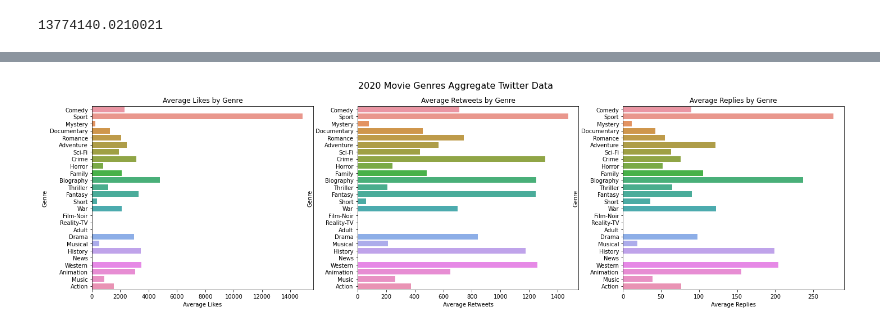
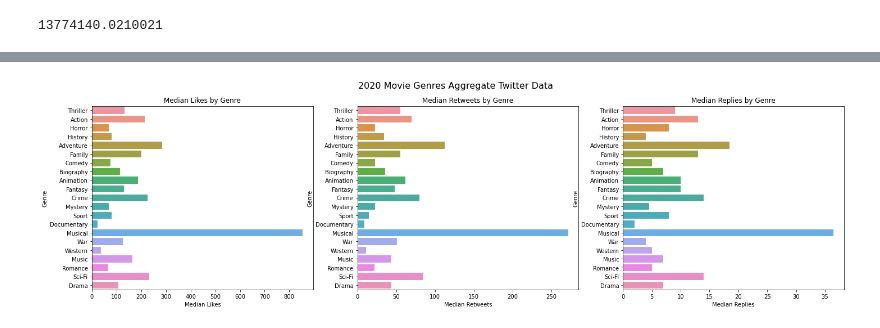
Before and after one commit to bmccabe96/Movie_Box_Office_Analysis, a Jupyter notebook: Mojo_and_Twitter_Analysis.ipynb, the cells around one changed output, grey strips where cells are left out. Saved outputs shown, nothing was run; the diff lists cells and outputs as text; code cells hidden in the pictures.

Commit message:
More mojo and twitter analysis. Committing to save work

```diff
--- a/Mojo_and_Twitter_Analysis.ipynb
+++ b/Mojo_and_Twitter_Analysis.ipynb
@@ -130,6 +139,3 @@ twitter_df = twitter_df.merge(df[['Title_LC', 'Opening_Weekend_Gross']],
-# %%
-df_genres['Title_LC'] = df_genres['Title'].apply(lambda x: x.lower().replace(" ",""))
-twitter_df['Title_LC'] = twitter_df['Movie'].apply(lambda x: x.lower().replace(" ",""))
 # %%
 twitter_df = twitter_df.merge(df_genres, how='left', on='Title_LC')
 # %%
@@ -149,26 +186,30 @@ twitter_df[['Likes', 'Film-Noir']].groupby('Film-Noir').sum()
+# %%
+# We noticed some 'nans' in the genre column that we want to eliminate
+nan_genre_index = twitter_df[twitter_df['Genres'].apply(lambda x: True if type(x)==float else False) == True].index
+twitter_df.drop(nan_genre_index, inplace=True)
 # %%
 twitter_by_genre = []
-for i, genre in enumerate(genres):
+for genre in genres:
 
     # if no values for that genre, we just add zero
     try:
-        likes = twitter_df[['Likes', genre]].groupby(genre).mean().iloc[1][0]
+        likes = twitter_df[['Likes', genre]].groupby(genre).median().iloc[1][0]
     except:
         likes = 0
     try:
-        retweets = twitter_df[['Retweets', genre]].groupby(genre).mean().iloc[1][0]
+        retweets = twitter_df[['Retweets', genre]].groupby(genre).median().iloc[1][0]
     except:
         retweets = 0
     try:
-        replies = twitter_df[['Replies', genre]].groupby(genre).mean().iloc[1][0]
+        replies = twitter_df[['Replies', genre]].groupby(genre).median().iloc[1][0]
     except:
         replies = 0
 
     twitter_by_genre.append({
         'Genre': genre,
-        'Average Likes': likes,
-        'Average Retweets': retweets,
-        'Average Replies': replies
+        'Median Likes': likes,
+        'Median Retweets': retweets,
+        'Median Replies': replies
         })
 # %%
 twitter_genre_df = pd.DataFrame(twitter_by_genre)
@@ -184,18 +216,20 @@ twitter_genre_df.head()
+# %%
+twitter_genre_df = twitter_genre_df.drop([5, 13, 17, 20, 22]).reset_index().drop('index', axis=1) #Adult, News, Reality-TV, Film-Noir, Short
 # %%
 new_figure = plt.figure(figsize=(24,6))
 new_figure.suptitle('2020 Movie Genres Aggregate Twitter Data', fontsize=16)
 
 ax1 = new_figure.add_subplot(131)
-ax1.set_title('Average Likes by Genre')
-sns.barplot(y='Genre', x='Average Likes', data=twitter_genre_df, ax=ax1)
+ax1.set_title('Median Likes by Genre')
+sns.barplot(y='Genre', x='Median Likes', data=twitter_genre_df, ax=ax1)
 
 ax2 = new_figure.add_subplot(132)
-ax2.set_title('Average Retweets by Genre')
-sns.barplot(y='Genre', x='Average Retweets', data=twitter_genre_df, ax=ax2)
+ax2.set_title('Median Retweets by Genre')
+sns.barplot(y='Genre', x='Median Retweets', data=twitter_genre_df, ax=ax2)
 
 ax3 = new_figure.add_subplot(133)
-ax3.set_title('Average Replies by Genre')
-sns.barplot(y='Genre', x='Average Replies', data=twitter_genre_df, ax=ax3)
+ax3.set_title('Median Replies by Genre')
+sns.barplot(y='Genre', x='Median Replies', data=twitter_genre_df, ax=ax3)
 new_figure.savefig('/Users/brianmccabe/Desktop/Twitter_Genre_Averages')
 # %% [output]
-[figure, old version]
+[figure, new version]
```
Also changed, not shown: parts of 21 cells of this notebook.
